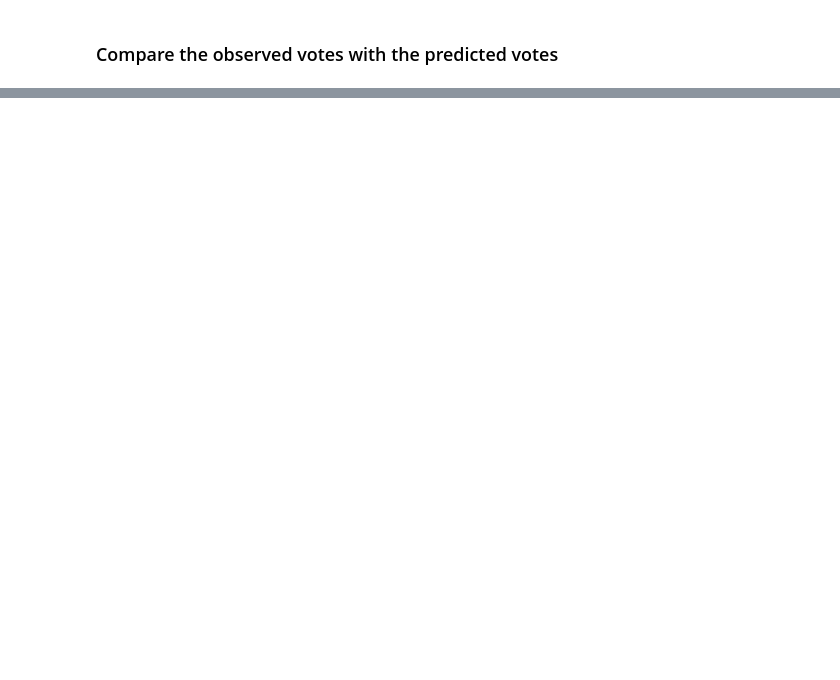
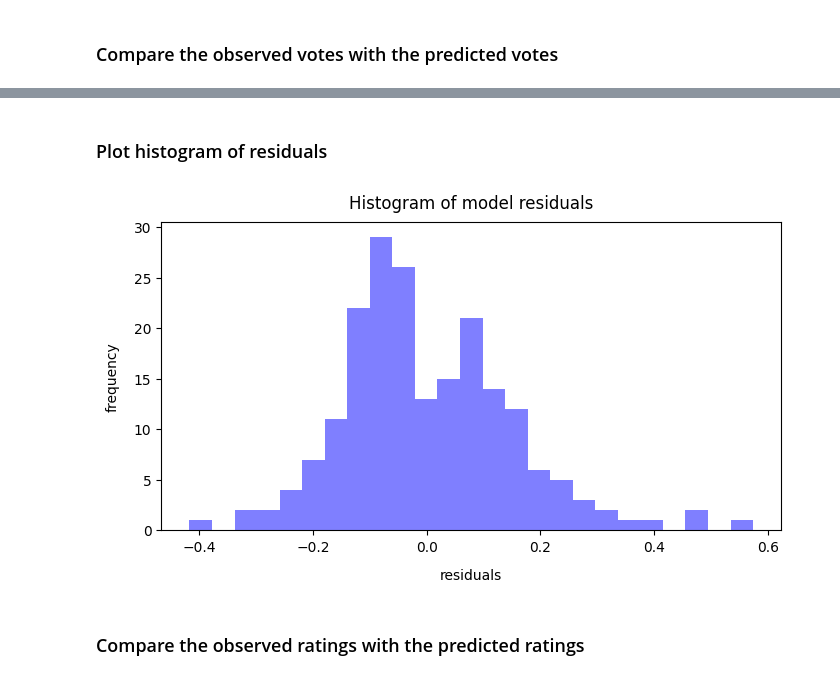
Before and after one commit to shajiranraveendran/data_analytics_project, a Jupyter notebook: project.ipynb, the cells around one changed output, grey strips where cells are left out. Cells and saved outputs as stored; diff of their text form; code cells hidden in the pictures; blank space fills up the shorter version.

```diff
--- a/project.ipynb
+++ b/project.ipynb
@@ -397,0 +407,16 @@ Observed vote: 134787.0, Predicted vote: 269838.1
+# %%
+# Create train and test samples (we name it X2_ and y_2 because we already used X_ and y_ above)
+X2_train, X2_test, y2_train, y2_test = train_test_split(df[['release_year',
+                                                            'votes_count',
+                                                            'runtime_(mins)']],
+                                                        df['movie_rating'],
+                                                        test_size=0.20,
+                                                        random_state=42)
+
+# Show X2_train
+print('X2_train:')
+print(X2_train.head(), '\n')
+
+# Show y2_train
+print('y2_train:')
+print(y2_train.head())
@@ -397,0 +441,10 @@ Observed vote: 134787.0, Predicted vote: 269838.1
+# %%
+# Add constant to the model
+X2_train_const = sm.add_constant(X2_train)
+
+# Create the multiple regression model
+olsmod = sm.OLS(y2_train, X2_train_const)
+olsres = olsmod.fit()
+
+# Print full model output
+print(olsres.summary())
@@ -397,0 +469,21 @@ Observed vote: 134787.0, Predicted vote: 269838.1
+# %% [markdown]
+### Plot histogram of residuals
+# %%
+# Plot histogram of residuals
+fig = plt.figure( figsize=(8,4))
+n, bins, patches = plt.hist(x=olsres.resid,
+                            bins=25,
+                            color='blue',
+                            alpha=0.5
+                   )
+
+# Set labels
+plt.xlabel('residuals', fontsize=10, labelpad=10)
+plt.ylabel('frequency', fontsize=10, labelpad=10)
+plt.title('Histogram of model residuals', fontsize=12, pad=10)
+
+plt.show()
+# %% [output]
+[figure, added]
+# %% [markdown]
+### Compare the observed ratings with the predicted ratings
```
Also changed, not shown: parts of 19 cells of this notebook.
